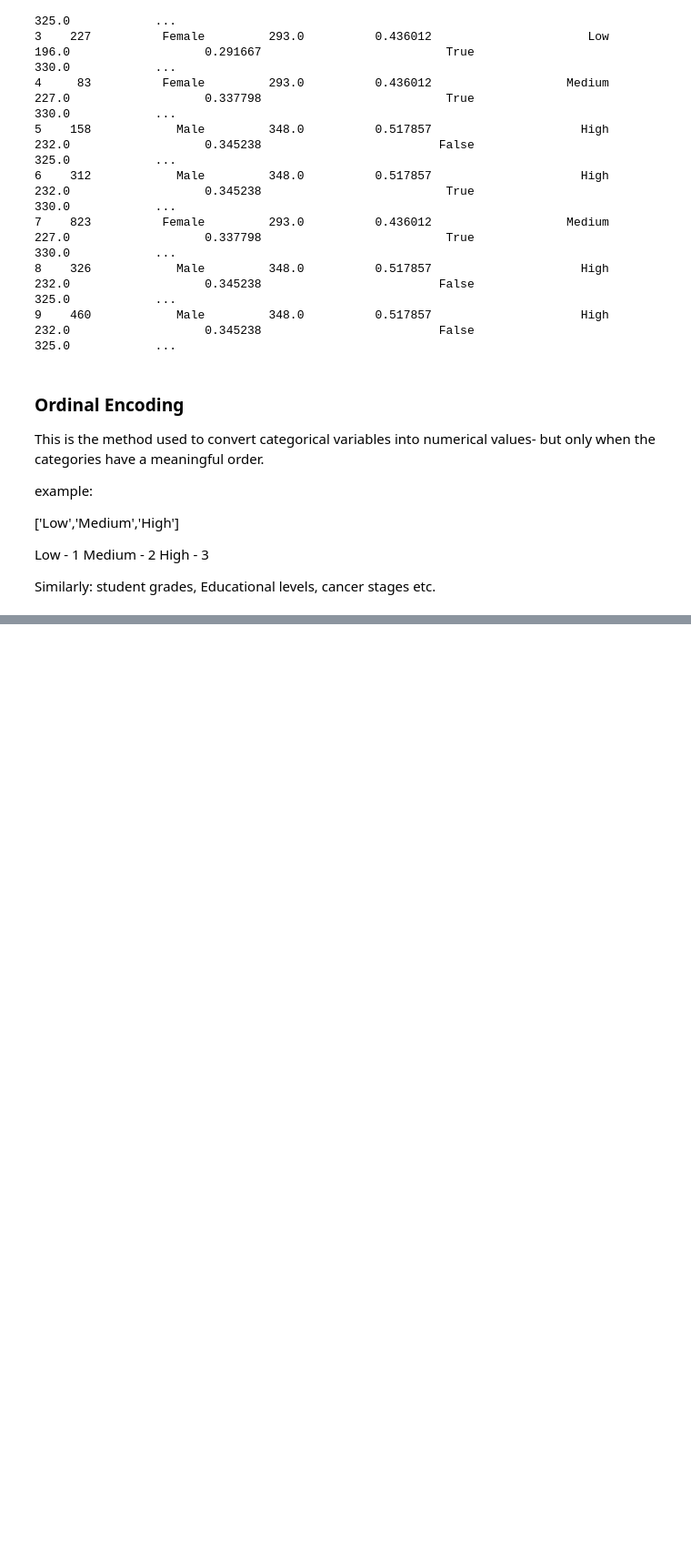
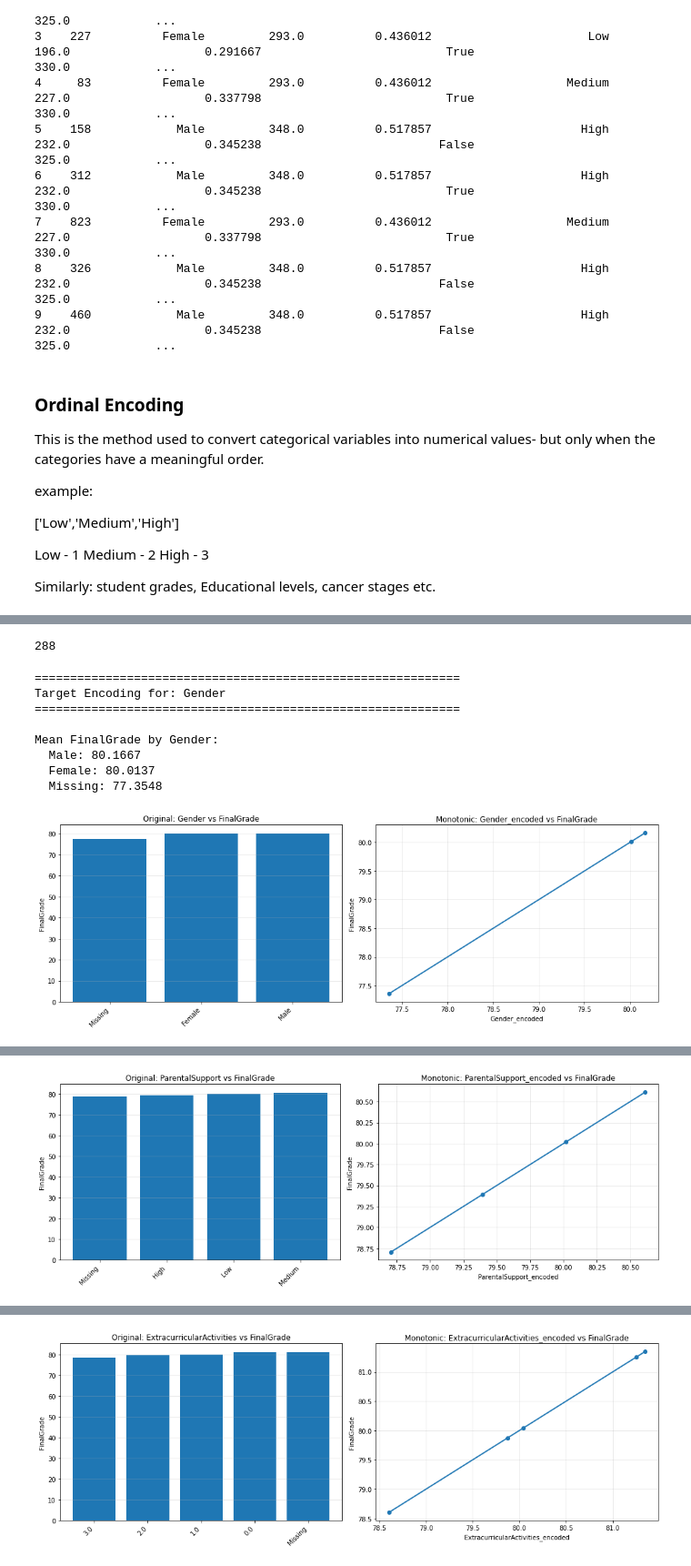
Before and after one commit to ChiranjeeviChennoju/Feature_engineering, a Jupyter notebook: Categorical_encoding/Categorical_encoding.ipynb, the cells around one changed output, grey strips where cells are left out. Shown: that part at 91% size. Cells and saved outputs as stored; diff of their text form; code cells hidden in the pictures; blank space fills up the shorter version.

Commit message:
Target encoding

```diff
--- a/Categorical_encoding/Categorical_encoding.ipynb
+++ b/Categorical_encoding/Categorical_encoding.ipynb
@@ -724,0 +993,6 @@ Similarly: student grades, Educational levels, cancer stages etc.
+# %%
+# Create working dataset with categorical variables and target
+working_data = data4[categorical_vars + [target]].copy()
+
+# Drop rows with missing target values
+working_data = working_data.dropna(subset=[target])
@@ -724,0 +1006,13 @@ Similarly: student grades, Educational levels, cancer stages etc.
+# %%
+
+# Fill missing values in categorical variables
+for col in categorical_vars:
+    working_data[col].fillna('Missing', inplace=True)
+
+# Split into train and test sets
+X_train, X_test, y_train, y_test = train_test_split(
+    working_data[categorical_vars],
+    working_data[target],
+    test_size=0.3,
+    random_state=42
+)
@@ -724,0 +1023,57 @@ Similarly: student grades, Educational levels, cancer stages etc.
+# %%
+X_test.shape[0]
+# %% [output]
+288
+# %%
+import matplotlib.pyplot as plt
+
+# Apply target encoding to each categorical variable
+for var in categorical_vars:
+    print(f"\n{'='*60}")
+    print(f"Target Encoding for: {var}")
+    print(f"{'='*60}")
+
+    # Calculate mean target value for each category (on training set only)
+    target_means = X_train.join(y_train).groupby(var)[target].mean().to_dict()
+
+    print(f"\nMean {target} by {var}:")
+    for category, mean_val in sorted(target_means.items(), key=lambda x: x[1], reverse=True):
+        print(f"  {category}: {mean_val:.4f}")
+
+    # Apply encoding to train and test sets
+    encoded_var_name = f"{var}_encoded"
+    X_train[encoded_var_name] = X_train[var].map(target_means)
+    X_test[encoded_var_name] = X_test[var].map(target_means)
+
+    # Visualize original vs encoded relationship
+    fig, axes = plt.subplots(1, 2, figsize=(14, 5))
+
+    # Original relationship
+    original_means = X_train.join(y_train).groupby(var)[target].mean().sort_values()
+    axes[0].bar(range(len(original_means)), original_means.values)
+    axes[0].set_xticks(range(len(original_means)))
+    axes[0].set_xticklabels(original_means.index, rotation=45, ha='right')
+    axes[0].set_ylabel(target)
+    axes[0].set_title(f'Original: {var} vs {target}')
+    axes[0].grid(axis='y', alpha=0.3)
+
+    # Monotonic relationship after encoding
+    encoded_means = X_train.join(y_train).groupby(encoded_var_name)[target].mean().sort_index()
+    axes[1].plot(encoded_means.index.to_numpy(), encoded_means.values, marker='o', linewidth=2)
+    axes[1].set_xlabel(f'{var}_encoded')
+    axes[1].set_ylabel(target)
+    axes[1].set_title(f'Monotonic: {var}_encoded vs {target}')
+    axes[1].grid(alpha=0.3)
+
+    plt.tight_layout()
+    plt.show()
+# %% [output]
+============================================================
+Target Encoding for: Gender
+============================================================
+
+Mean FinalGrade by Gender:
+  Male: 80.1667
+  Female: 80.0137
+  Missing: 77.3548
+[figure, added]
@@ -724,0 +1089 @@ Similarly: student grades, Educational levels, cancer stages etc.
+[figure, added]
@@ -724,0 +1100 @@ Similarly: student grades, Educational levels, cancer stages etc.
+[figure, added]
```
Also changed, not shown: parts of 23 cells of this notebook.
